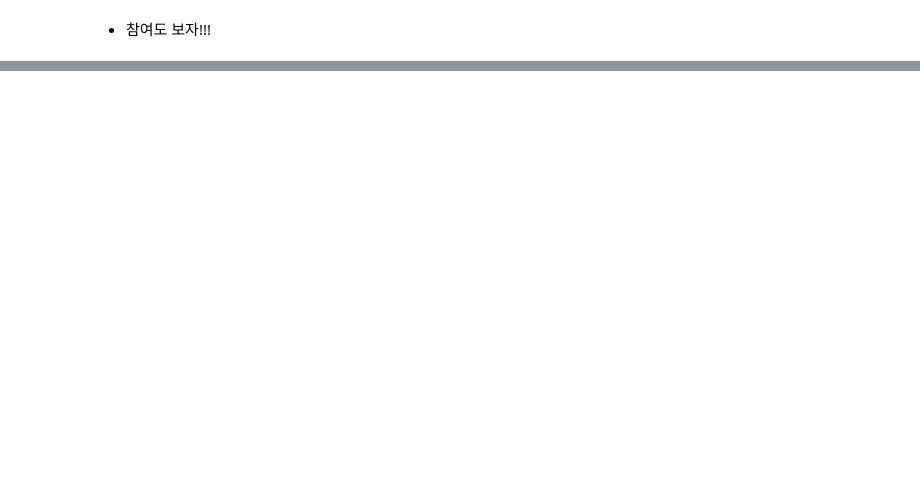
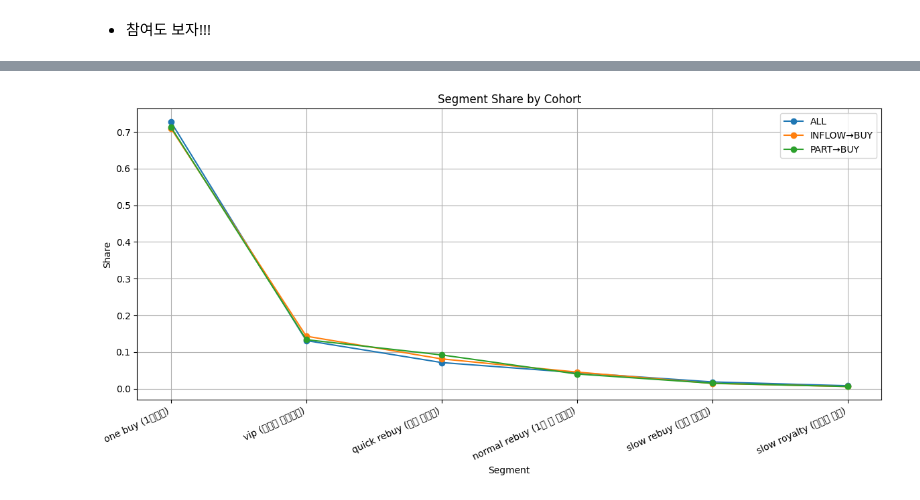
Before and after one commit to EtheriumArchive/Codeit_project, a Jupyter notebook: analysis_kyuri_v7.ipynb, the cells around one changed output, grey strips where cells are left out. Saved outputs shown, nothing was run; the diff lists cells and outputs as text; code cells hidden in the pictures; blank space fills up the shorter version.

```diff
--- a/analysis_kyuri_v7.ipynb
+++ b/analysis_kyuri_v7.ipynb
@@ -706,9 +707,7 @@ q = q[(q["created_at"] >= START) & (q["created_at"] <= END)].copy()
 q["user_id"] = q["user_id"].astype(str)
 q["chosen_user_id"] = q["chosen_user_id"].astype(str)
 
-abcde_signup_user = complete_signup["user_id"].unique()
-signup_set = set(map(str, abcde_signup_user))
-q = q[q["user_id"].isin(signup_set)].copy()
+q = q[q["user_id"].isin(inflow_set)].copy()
 
 # 2) 참여 유저 정의 = 능동(user_id) + 수동(chosen_user_id)
 active_users  = set(q["user_id"].unique())
@@ -814,0 +1652,18 @@ pay["next_gap"].describe()
+# %%
+# 세그먼트 비중 집단별 막대
+
+pivot_share = seg_table.pivot_table(index="segment", columns="cohort", values="share", fill_value=0).sort_values("ALL", ascending=False)
+
+plt.figure(figsize=(12,6))
+for col in pivot_share.columns:
+    plt.plot(pivot_share.index, pivot_share[col].values, marker="o", label=col)
+plt.title("Segment Share by Cohort")
+plt.xlabel("Segment")
+plt.ylabel("Share")
+plt.xticks(rotation=25, ha="right")
+plt.legend()
+plt.grid(True)
+plt.tight_layout()
+plt.show()
+# %% [output]
+[figure, added]
```
Also changed, not shown: parts of 60 cells of this notebook.
